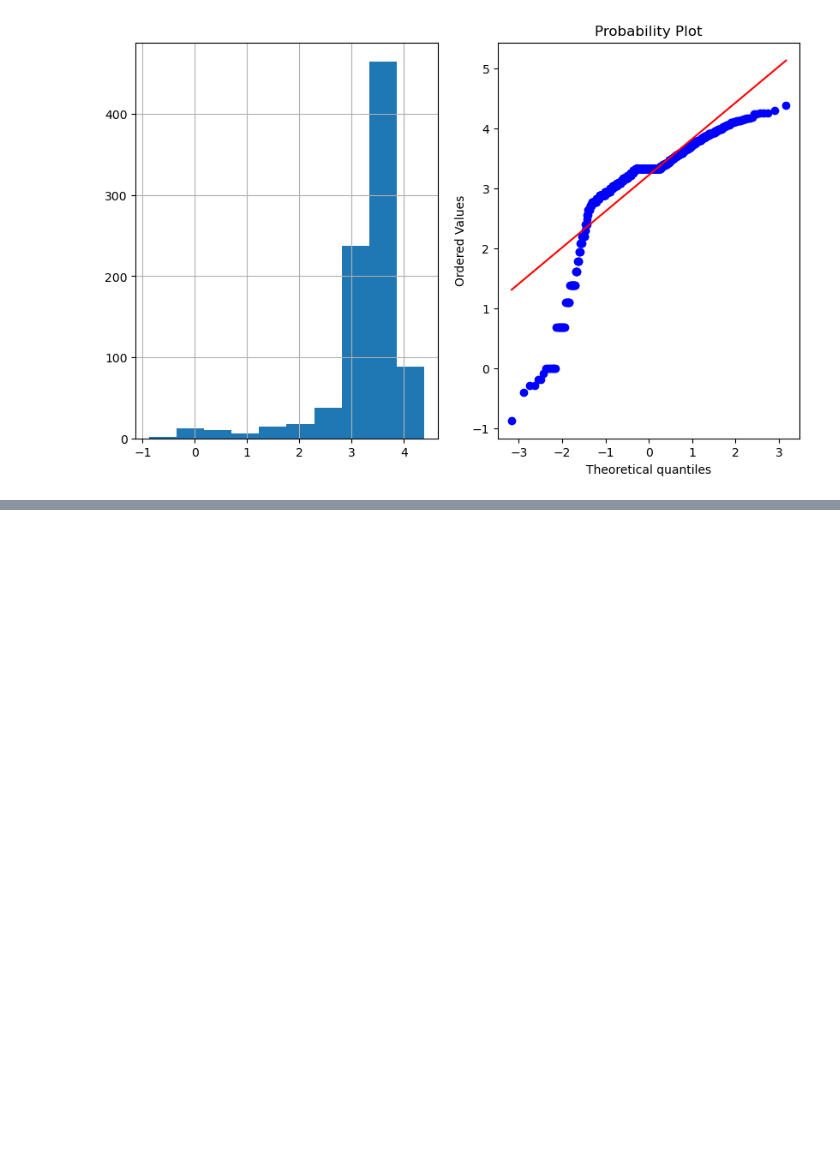
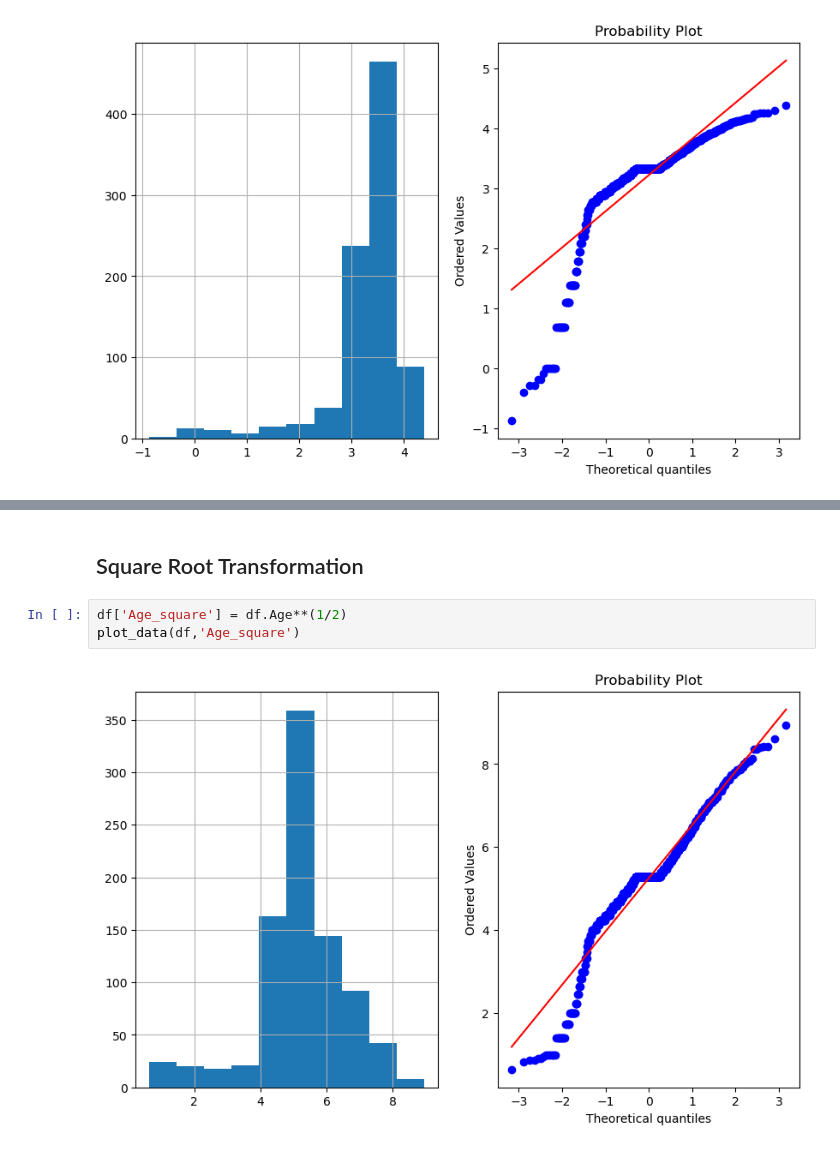
Before and after one commit to skprasad117/EDA-and-Feature-Engineering, a Jupyter notebook: 3. Transformation.ipynb, the cells around one changed output, grey strips where cells are left out. Drawn from its saved outputs; the diff is of its cells as text; blank space fills up the shorter version.

```diff
--- a/3. Transformation.ipynb
+++ b/3. Transformation.ipynb
@@ -289,0 +299,7 @@ plot_data(df,'Age_log')
+# %% [markdown]
+## Square Root Transformation
+# %%
+df['Age_square'] = df.Age**(1/2)
+plot_data(df,'Age_square')
+# %% [output]
+[figure, added]
```
Also changed, not shown: parts of 13 cells of this notebook.
